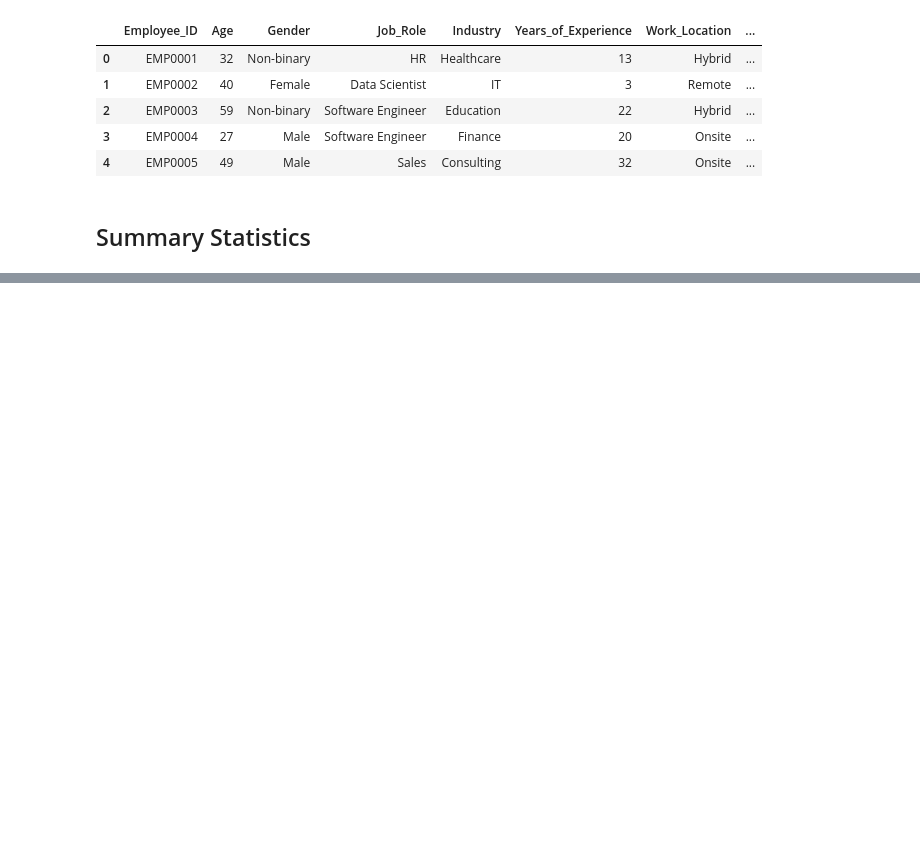
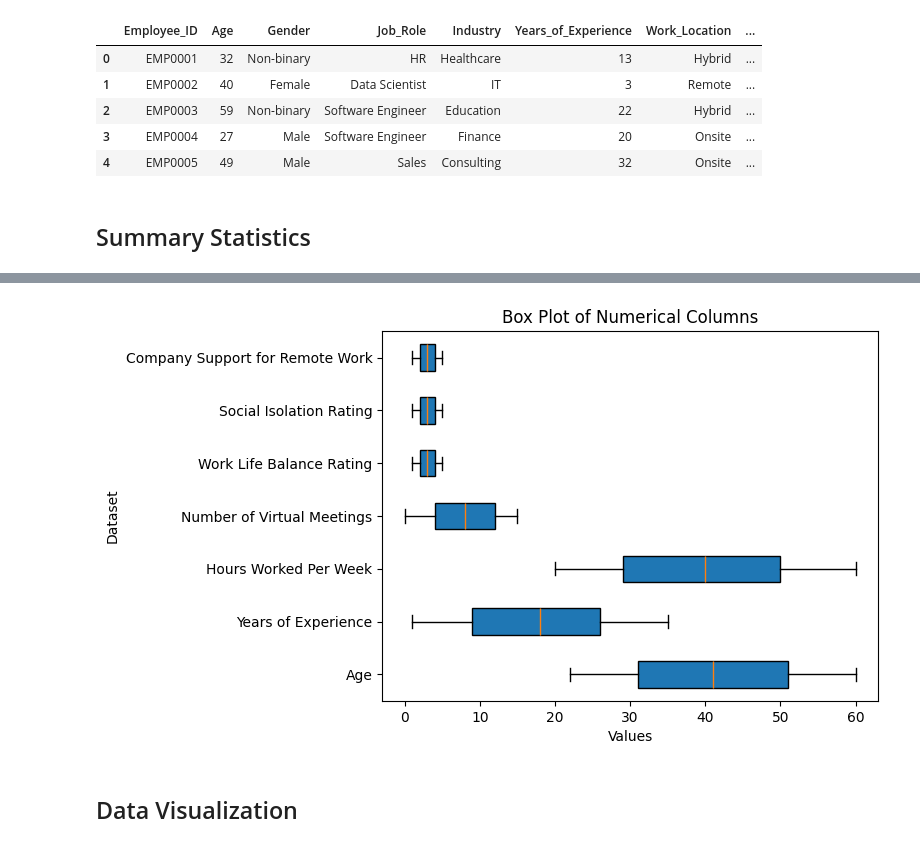
Before and after one commit to vincentadufour/CS39AE-Data-Visualization, a Jupyter notebook: Projects/Remote Work Effect on Mental Health/project1.ipynb, the cells around one changed output, grey strips where cells are left out. Saved outputs shown, nothing was run; the diff lists cells and outputs as text; code cells hidden in the pictures; blank space fills up the shorter version.

```diff
--- a/Projects/Remote Work Effect on Mental Health/project1.ipynb
+++ b/Projects/Remote Work Effect on Mental Health/project1.ipynb
@@ -55,0 +131,28 @@ data.head()
+# %%
+# box plot of each numerical column to find outliers
+plt.boxplot([
+    filled_data['Age'],
+    filled_data['Years_of_Experience'],
+    filled_data['Hours_Worked_Per_Week'],
+    filled_data['Number_of_Virtual_Meetings'],
+    filled_data['Work_Life_Balance_Rating'],
+    filled_data['Social_Isolation_Rating'],
+    filled_data['Company_Support_for_Remote_Work']],
+    patch_artist=True, vert=False)
+plt.gca().set_yticklabels(['Age',
+                           'Years of Experience',
+                           'Hours Worked Per Week',
+                           'Number of Virtual Meetings',
+                           'Work Life Balance Rating',
+                           'Social Isolation Rating',
+                           'Company Support for Remote Work'])
+
+# figure details
+plt.title('Box Plot of Numerical Columns')
+plt.ylabel('Dataset')
+plt.xlabel('Values')
+plt.show()
+# %% [output]
+[figure, added]
+# %% [markdown]
+## Data Visualization
```
Also changed, not shown: parts of 6 cells of this notebook, 1 other file.
